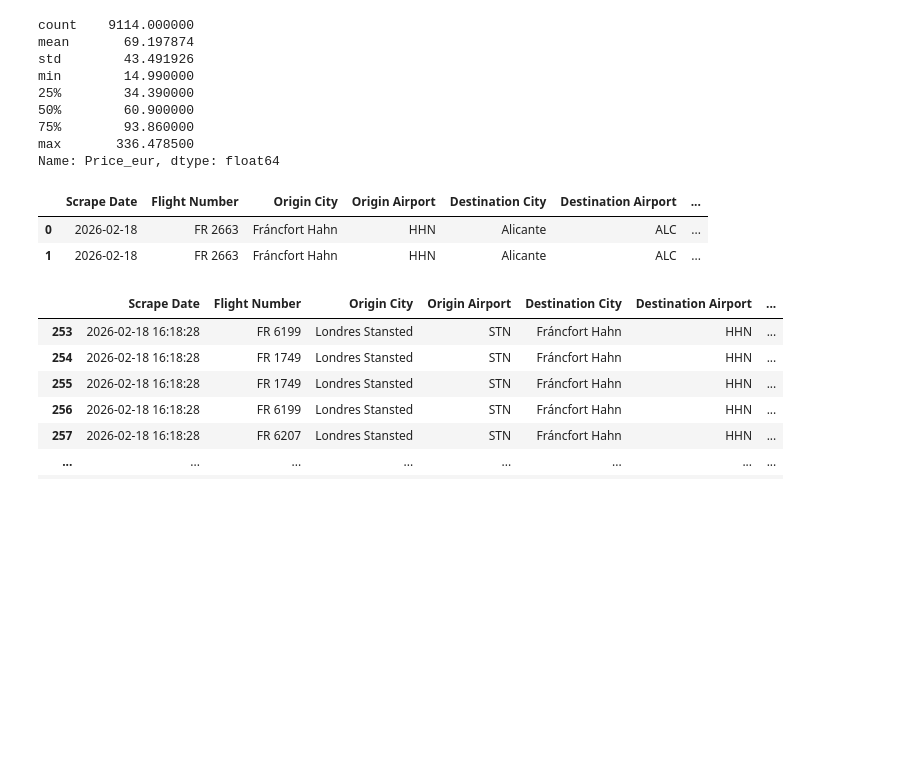
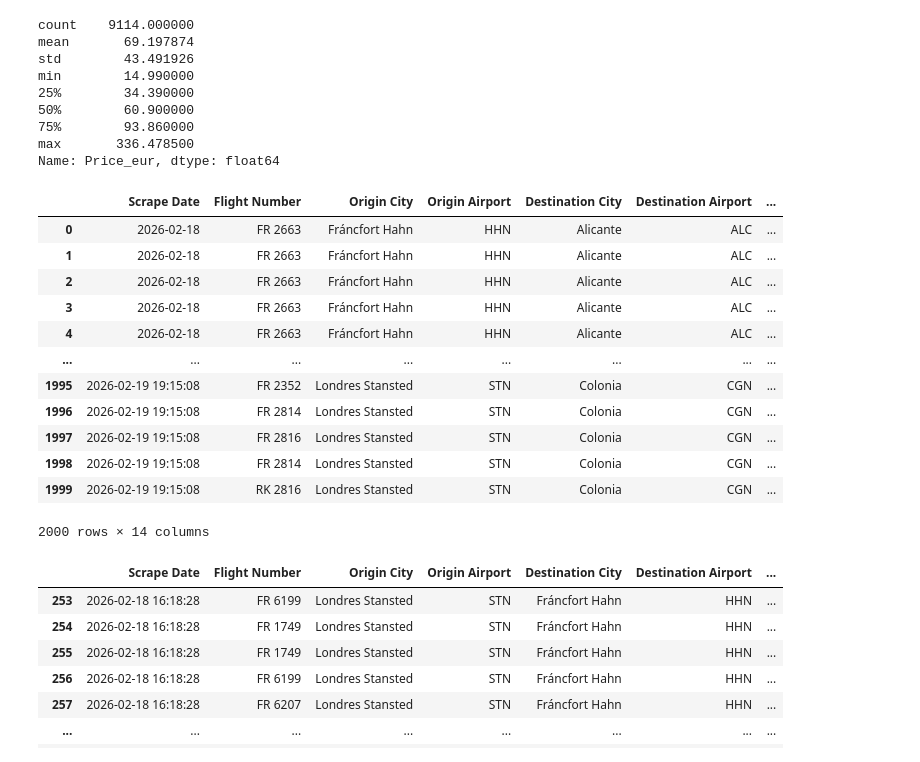
Before and after one commit to mopamerlin-boop/Portafolio, a Jupyter notebook: Ryanair/2Ryanair_an.ipynb, the cells around one changed output. Saved outputs shown, nothing was run; the diff lists cells and outputs as text; code cells hidden in the pictures; blank space fills up the shorter version.

```diff
--- a/Ryanair/2Ryanair_an.ipynb
+++ b/Ryanair/2Ryanair_an.ipynb
@@ -222,11 +238,21 @@ min        14.990000
 max       336.478500
 Name: Price_eur, dtype: float64
 # %%
-df.head(2)
+df.head(2000)
 # %% [output]
 |  | Scrape Date | Flight Number | Origin City | Origin Airport | Destination City | Destination Airport | ... |
 | 0 | 2026-02-18 | FR 2663 | Fráncfort Hahn | HHN | Alicante | ALC | ... |
 | 1 | 2026-02-18 | FR 2663 | Fráncfort Hahn | HHN | Alicante | ALC | ... |
+| 2 | 2026-02-18 | FR 2663 | Fráncfort Hahn | HHN | Alicante | ALC | ... |
+| 3 | 2026-02-18 | FR 2663 | Fráncfort Hahn | HHN | Alicante | ALC | ... |
+| 4 | 2026-02-18 | FR 2663 | Fráncfort Hahn | HHN | Alicante | ALC | ... |
+| ... | ... | ... | ... | ... | ... | ... | ... |
+| 1995 | 2026-02-19 19:15:08 | FR 2352 | Londres Stansted | STN | Colonia | CGN | ... |
+| 1996 | 2026-02-19 19:15:08 | FR 2814 | Londres Stansted | STN | Colonia | CGN | ... |
+| 1997 | 2026-02-19 19:15:08 | FR 2816 | Londres Stansted | STN | Colonia | CGN | ... |
+| 1998 | 2026-02-19 19:15:08 | FR 2814 | Londres Stansted | STN | Colonia | CGN | ... |
+| 1999 | 2026-02-19 19:15:08 | RK 2816 | Londres Stansted | STN | Colonia | CGN | ... |
+2000 rows × 14 columns
 # %%
 df[(df["currency"]=="£")]
 # %% [output]
```
Also changed, not shown: parts of 31 cells of this notebook.
